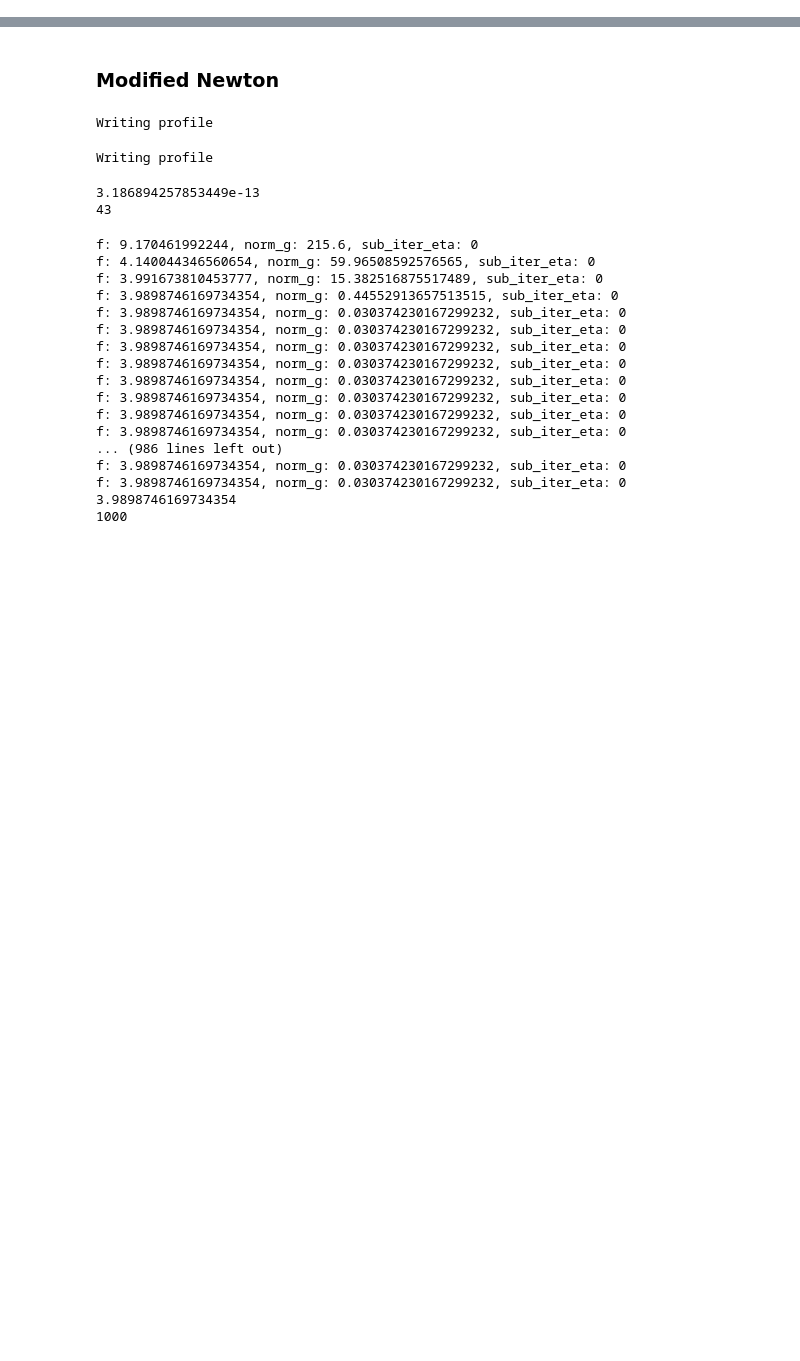
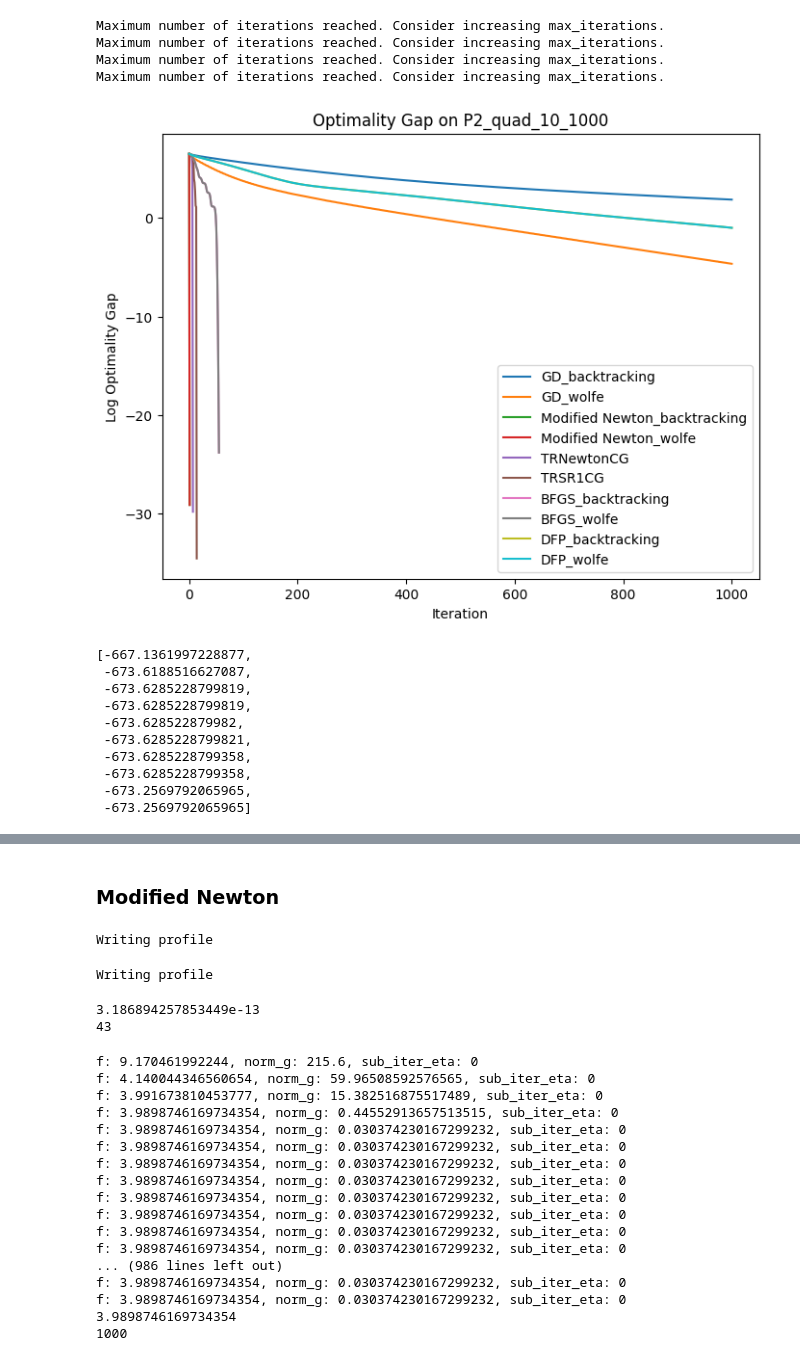
Before and after one commit to YuweiHu17/IOE_511, a Jupyter notebook: hk_script.ipynb, the cells around one changed output, grey strips where cells are left out. Saved outputs shown, nothing was run; the diff lists cells and outputs as text; code cells hidden in the pictures; blank space fills up the shorter version.

```diff
--- a/hk_script.ipynb
+++ b/hk_script.ipynb
@@ -8,0 +88,20 @@ from performance_profile import *
+# %%
+problem2 = Problem('P2_quad_10_1000', x0=x0_1,
+                   compute_f=functions.quad_10_1000_func, compute_g=functions.quad_10_1000_grad, compute_H=functions.quad_10_1000_Hess)
+plot_OptimalityGap(problem2, f_star=None)
+# %% [output]
+Maximum number of iterations reached. Consider increasing max_iterations.
+Maximum number of iterations reached. Consider increasing max_iterations.
+Maximum number of iterations reached. Consider increasing max_iterations.
+Maximum number of iterations reached. Consider increasing max_iterations.
+[figure, added]
+[-667.1361997228877,
+ -673.6188516627087,
+ -673.6285228799819,
+ -673.6285228799819,
+ -673.628522879982,
+ -673.6285228799821,
+ -673.6285228799358,
+ -673.6285228799358,
+ -673.2569792065965,
+ -673.2569792065965]
```
Also changed, not shown: parts of 33 cells of this notebook, 1 other file.
